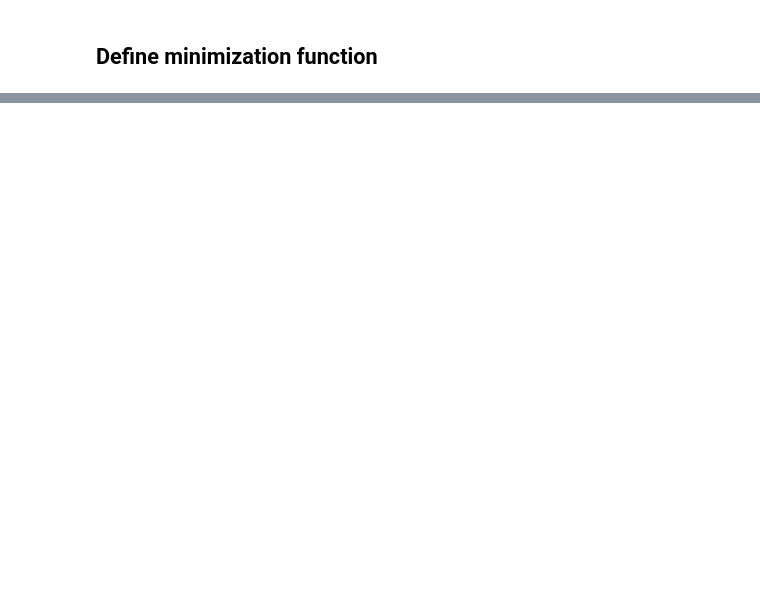
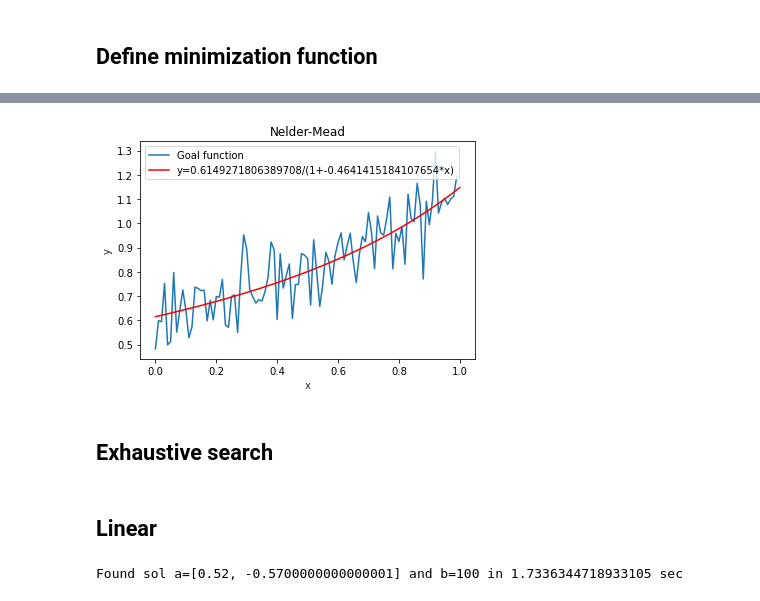
Before and after one commit to AlexKaravaev/ifmo, a Jupyter notebook: master/analysis_and_developmet_of_algorithms/tasks/task_2/task_2.ipynb, the cells around one changed output, grey strips where cells are left out. Saved outputs shown, nothing was run; the diff lists cells and outputs as text; code cells hidden in the pictures; blank space fills up the shorter version.

```diff
--- a/master/analysis_and_developmet_of_algorithms/tasks/task_2/task_2.ipynb
+++ b/master/analysis_and_developmet_of_algorithms/tasks/task_2/task_2.ipynb
@@ -215,0 +212,9 @@ plt.show()
+# %%
+def rational(params):
+    x = np.linspace(0,1,100)
+    a,b = params
+    return a/(1+b*x)
+
+def D_r(x, y_k):
+    res = (rational(x)-y_k)**2
+    return np.sum(res)
@@ -215,0 +228,24 @@ plt.show()
+# %%
+t = np.arange(0.0, 1.0, 0.01)
+
+fig, ax = plt.subplots()
+ax.plot(t, y_k,label='Goal function')
+ax.legend()
+ax.set(xlabel='x', ylabel='y',
+       title='f')
+ax.grid()
+
+
+x = np.linspace(0,1,100)
+y = res.x[0]/(1+res.x[1]*x)
+plt.plot(x, y, '-r', label=f'y={res.x[0]}/(1+{res.x[1]}*x)')
+plt.title('Nelder-Mead')
+plt.xlabel('x', color='#1C2833')
+plt.ylabel('y', color='#1C2833')
+plt.legend(loc='upper left')
+plt.grid()
+plt.show()
+# %% [output]
+[figure, added]
+# %% [markdown]
+## Exhaustive search
@@ -215,0 +271,8 @@ plt.show()
+# %% [markdown]
+## Linear
+# %%
+start_time = time.time()
+res = exhaustive_two(D_l, [-1.0,1.0], 0.01,y_k)
+print(f"Found sol a={res[0]} and b={res[1]} in {time.time()-start_time} sec")
+# %% [output]
+Found sol a=[0.52, -0.5700000000000001] and b=100 in 1.7336344718933105 sec
```
Also changed, not shown: parts of 27 cells of this notebook.
